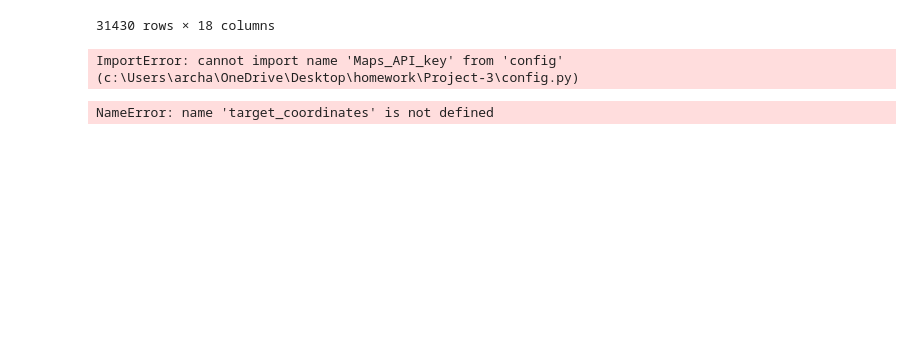
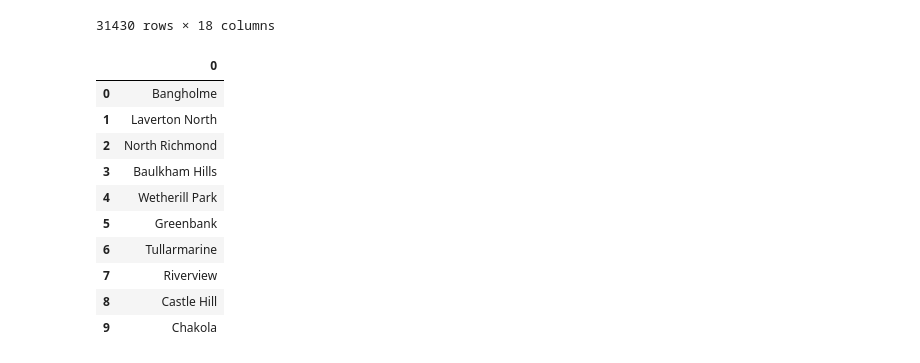
Before and after one commit to ArchanaKarri/Project-3, a Jupyter notebook: code.ipynb, the cells around one changed output. Cells and saved outputs as stored; diff of their text form; code cells hidden in the pictures; blank space fills up the shorter version.

```diff
--- a/code.ipynb
+++ b/code.ipynb
@@ -170,7 +170,6 @@ df_new_clean.to_csv('clean.csv')
 # Dependencies
 # Dependencies and Setup
 import matplotlib.pyplot as plt
-
 import pandas as pd
 import numpy as np
 import requests
@@ -179,17 +178,32 @@ import os
 
 
 # Google developer API key
-from config import g_key
+from api_keys import g_key
+
+#configure gmaps
+gmaps.configure(api_key=g_key)
+
+address=pd.DataFrame(df_new_clean['cmlCity'].unique())
-# %% [output]
-ImportError: cannot import name 'Maps_API_key' from 'config' (c:\Users\archa\OneDrive\Desktop\homework\Project-3\config.py)
+# %%
+address.head(10)
+# %% [output]
+|  | 0 |
+| 0 | Bangholme |
+| 1 | Laverton North |
+| 2 | North Richmond |
+| 3 | Baulkham Hills |
+| 4 | Wetherill Park |
+| 5 | Greenbank |
+| 6 | Tullarmarine |
+| 7 | Riverview |
+| 8 | Castle Hill |
+| 9 | Chakola |
 # %%
+#Testing
 # set up a parameters dictionary
 params = {
-    "location": target_coordinates,
-    "keyword": target_search,
-    "radius": target_radius,
-    "type": target_type,
-    "key": gkey
+    "key": g_key,
+    "address" :address
 }
 
 # base url
@@ -197,6 +211,4 @@ base_url = "https://maps.googleapis.com/maps/api/place/nearbysearch/json"
 
 # run a request using our params dictionary
 response = requests.get(base_url, params=params)
-# %% [output]
-NameError: name 'target_coordinates' is not defined
 # %%
```
Also changed, not shown: parts of 7 cells of this notebook, 2 other files.
